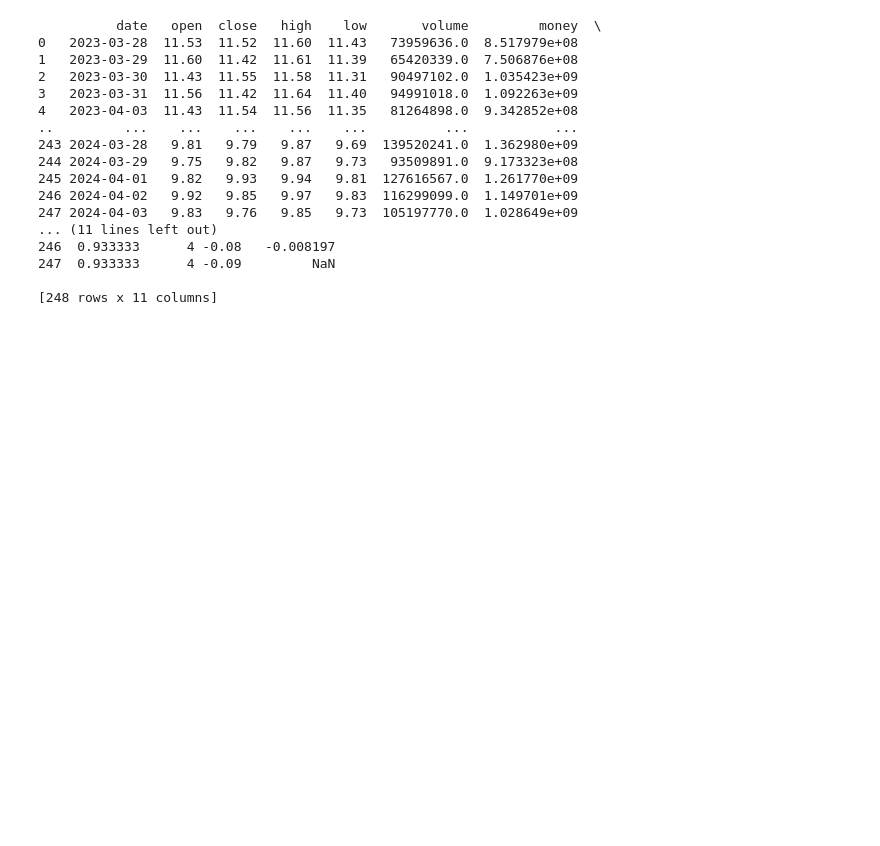
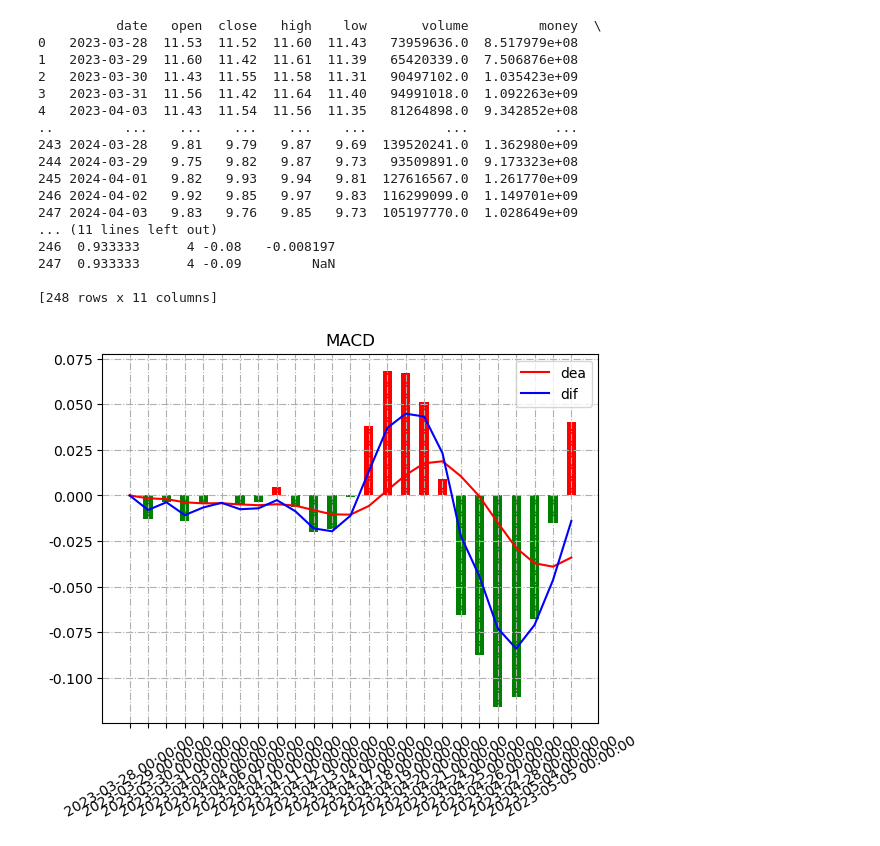
Before and after one commit to jikefan/QuantTradingStudy, a Jupyter notebook: ch03/ch03.ipynb, the cells around one changed output. Cells and saved outputs as stored; diff of their text form; code cells hidden in the pictures; blank space fills up the shorter version.

```diff
--- a/ch03/ch03.ipynb
+++ b/ch03/ch03.ipynb
@@ -112,0 +121,55 @@ testRipples_ratio()
+# %%
+class MACD():
+    def cal_macd(self, df, fastperiod=12, slowperiod=26, signalperiod=9):
+        ewma_fast = df['close'].ewm(span=fastperiod, adjust=False).mean()
+        ewma_slow = df['close'].ewm(span=slowperiod, adjust=False).mean()
+
+        df['dif'] = ewma_fast - ewma_slow
+        df['dea'] = df['dif'].ewm(span=signalperiod, adjust=False).mean()
+        df['bar'] = (df['dif'] - df['dea']) * 2
+        return df
+
+    def show(self):
+        df['date'] = pd.to_datetime(df['date'])
+
+        df_macd = self.cal_macd(df)[0:25]
+
+        plt.figure()
+        df_macd['dea'].plot(color="red", label="dea")
+        df_macd['dif'].plot(color="blue", label="dif")
+        plt.legend(loc='best')
+
+        pos_bar = []
+        pos_index = []
+        neg_bar = []
+        neg_index = []
+
+        for index, row in df_macd.iterrows():
+            if(row['bar'] > 0):
+                pos_bar.append(row['bar'])
+                pos_index.append(index)
+            else:
+                neg_bar.append(row['bar'])
+                neg_index.append(index)
+
+        # 大于0用红色表示
+        plt.bar(pos_index, pos_bar, width=0.5, color='red')
+        # 小于0则用绿色表示
+        plt.bar(neg_index, neg_bar, width=0.5, color='green')
+
+        major_index = df_macd.index[df_macd.index]
+        major_xtics = df_macd['date'][df_macd.index]
+
+        plt.xticks(major_index, major_xtics)
+        plt.setp(plt.gca().get_xticklabels(), rotation=30)
+
+        plt.grid(linestyle="-.")
+        plt.title('MACD')
+        plt.rcParams['axes.unicode_minus'] = False
+        plt.rcParams['font.sans-serif'] = ['SimHei']
+        plt.show()
+
+macd = MACD()
+macd.show()
+# %% [output]
+[figure, added]
```
Also changed, not shown: parts of 2 cells of this notebook.
